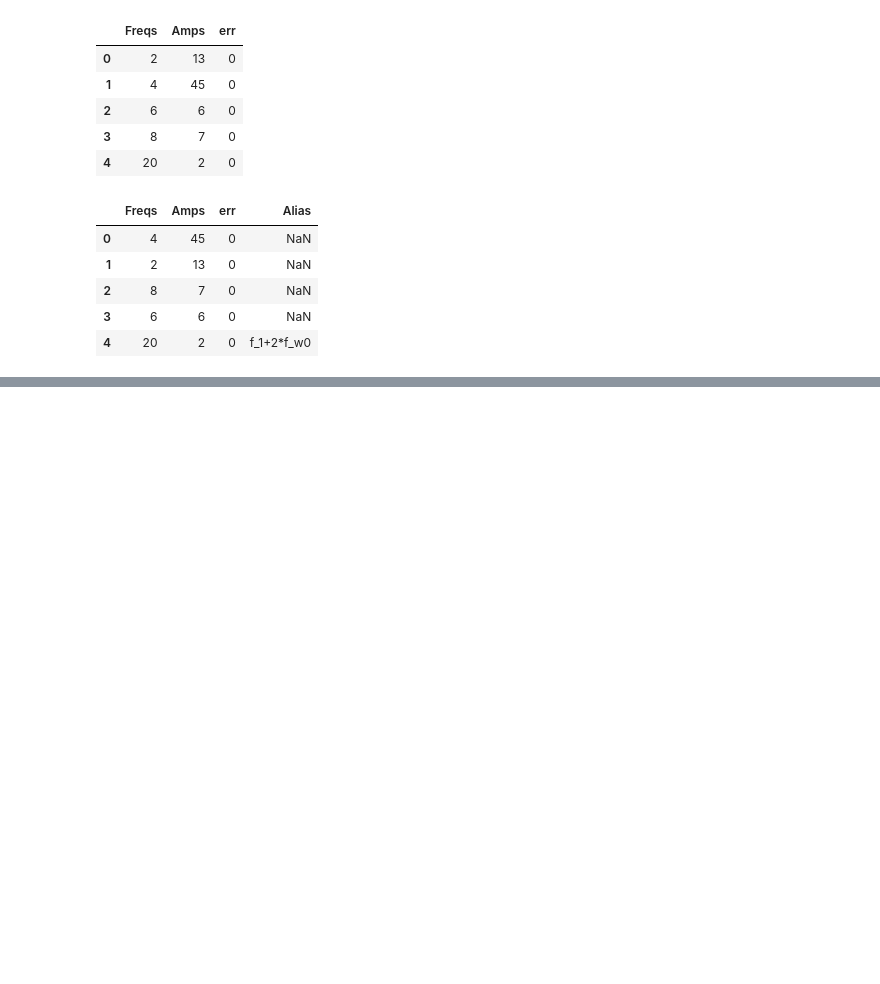
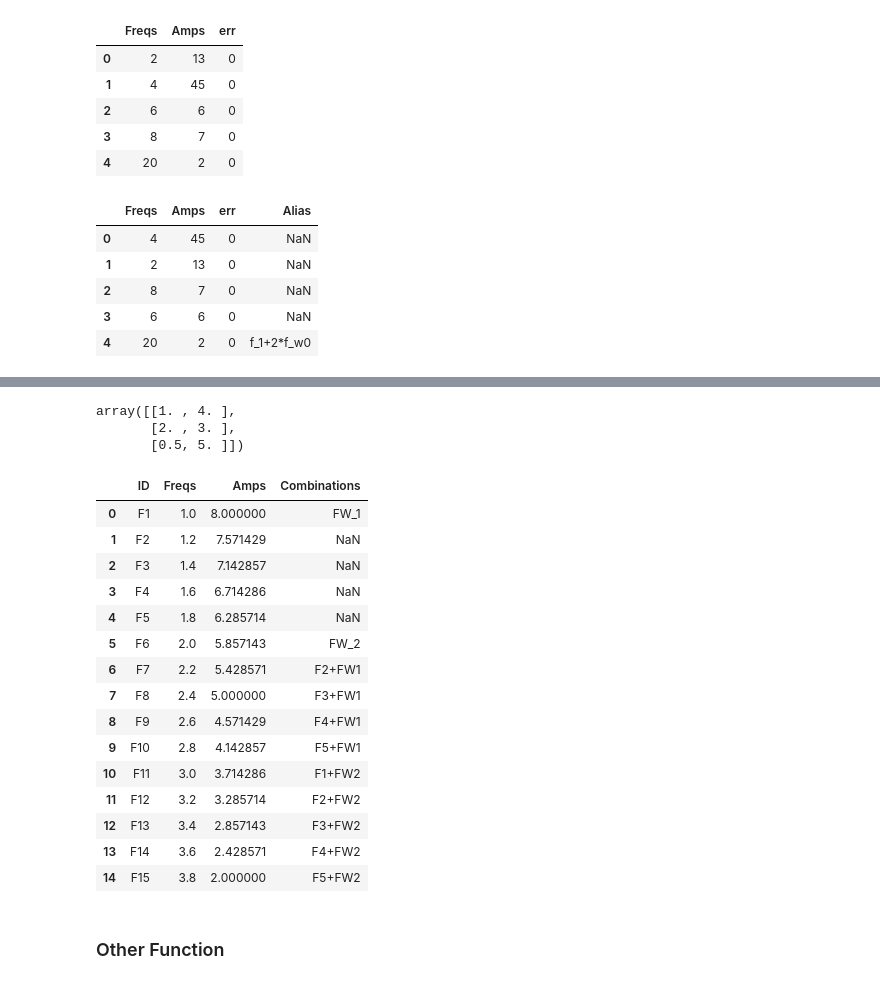
Before and after one commit to carlosccamino/asteroseismology, a Jupyter notebook: asteroseismology/tests.ipynb, the cells around one changed output, grey strips where cells are left out. Cells and saved outputs as stored; diff of their text form; code cells hidden in the pictures; blank space fills up the shorter version.

```diff
--- a/asteroseismology/tests.ipynb
+++ b/asteroseismology/tests.ipynb
@@ -538,0 +676,9 @@ test
+# %%
+freqs_matrix = np.array([np.arange(1,4,0.2), np.linspace(8, 2, 15)]).transpose()
+window_function = np.array(
+    [[1,2, 0.5],
+    [4,3,5]]
+).transpose()
+# %%
+freqs_df = pd.DataFrame(freqs_matrix, columns=["Freqs", "Amps"])
+freqs_df
@@ -538,0 +702,27 @@ test
+# %%
+window_function
+# %% [output]
+array([[1. , 4. ],
+       [2. , 3. ],
+       [0.5, 5. ]])
+# %%
+window_check(freqs=freqs_df, f_col=0, amp_col=1, window_function=window_function, max_n=1, tol=0.01)
+# %% [output]
+|  | ID | Freqs | Amps | Combinations |
+| 0 | F1 | 1.0 | 8.000000 | FW_1 |
+| 1 | F2 | 1.2 | 7.571429 | NaN |
+| 2 | F3 | 1.4 | 7.142857 | NaN |
+| 3 | F4 | 1.6 | 6.714286 | NaN |
+| 4 | F5 | 1.8 | 6.285714 | NaN |
+| 5 | F6 | 2.0 | 5.857143 | FW_2 |
+| 6 | F7 | 2.2 | 5.428571 | F2+FW1 |
+| 7 | F8 | 2.4 | 5.000000 | F3+FW1 |
+| 8 | F9 | 2.6 | 4.571429 | F4+FW1 |
+| 9 | F10 | 2.8 | 4.142857 | F5+FW1 |
+| 10 | F11 | 3.0 | 3.714286 | F1+FW2 |
+| 11 | F12 | 3.2 | 3.285714 | F2+FW2 |
+| 12 | F13 | 3.4 | 2.857143 | F3+FW2 |
+| 13 | F14 | 3.6 | 2.428571 | F4+FW2 |
+| 14 | F15 | 3.8 | 2.000000 | F5+FW2 |
+# %% [markdown]
+### Other Function
```
Also changed, not shown: parts of 4 cells of this notebook, 1 other file.
